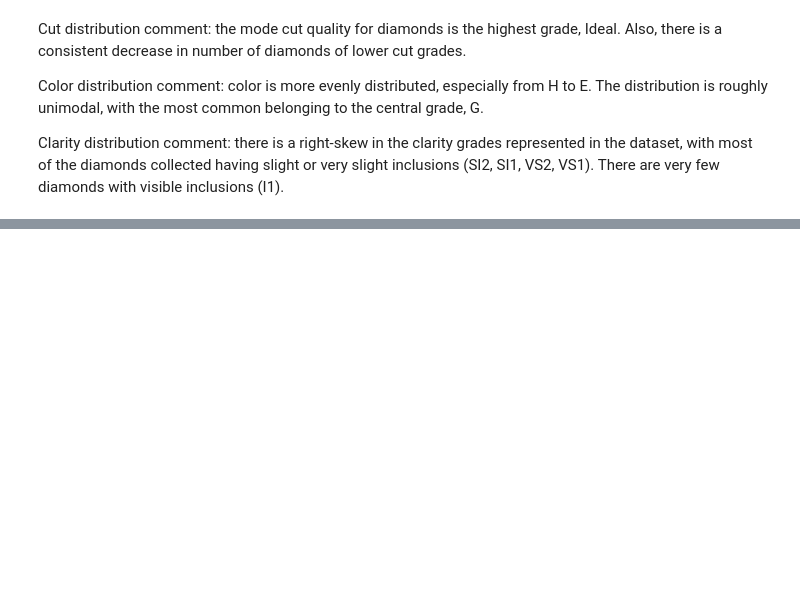
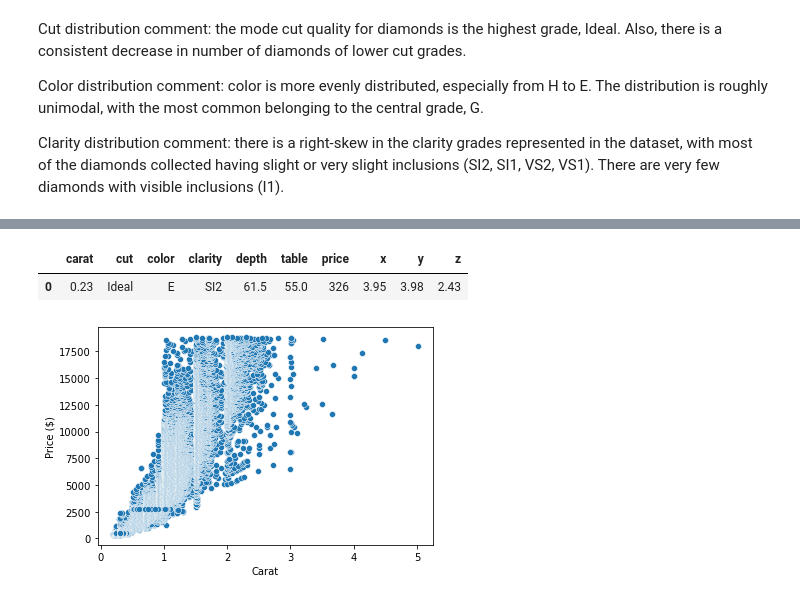
Before and after one commit to tharcyla/data-visualization, a Jupyter notebook: 07_Visualizations-Case-Study.ipynb, the cells around one changed output, grey strips where cells are left out. Drawn from its saved outputs; the diff is of its cells as text; code cells hidden in the pictures; blank space fills up the shorter version.

Commit message:
upload: Add notes (2) from the Visualizations Case Study
In this commit, I started the 'Bivariate Exploration of Data'.

```diff
--- a/07_Visualizations-Case-Study.ipynb
+++ b/07_Visualizations-Case-Study.ipynb
@@ -246,0 +252,11 @@ Clarity distribution comment: there is a right-skew in the clarity grades repres
+# %%
+diamonds.head(1)
+# %% [output]
+|  | carat | cut | color | clarity | depth | table | price | x | y | z |
+| 0 | 0.23 | Ideal | E | SI2 | 61.5 | 55.0 | 326 | 3.95 | 3.98 | 2.43 |
+# %%
+sns.scatterplot(data=diamonds, x='carat', y='price')
+plt.xlabel('Carat')
+plt.ylabel('Price ($)');
+# %% [output]
+[figure, added]
```
Also changed, not shown: parts of 9 cells of this notebook.
